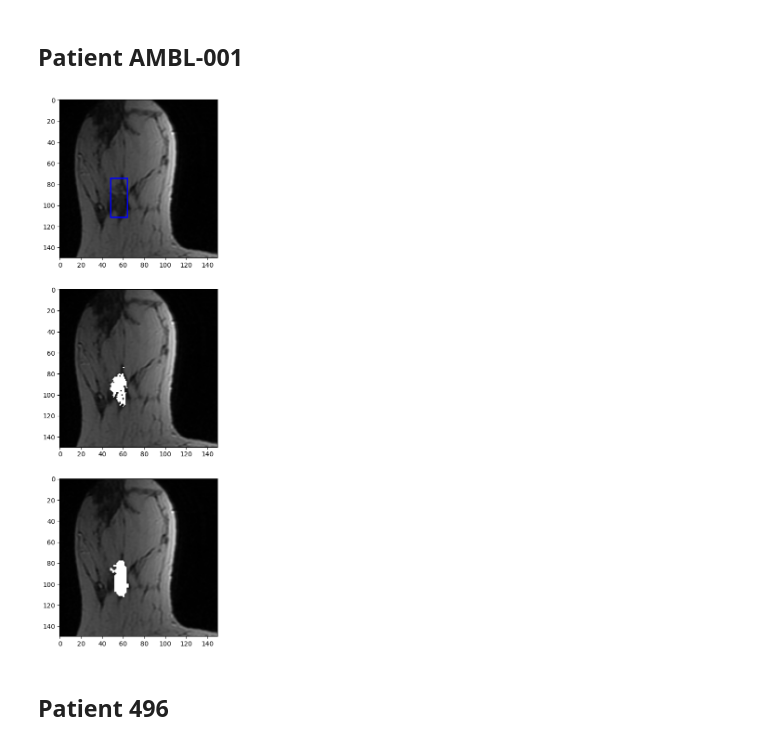
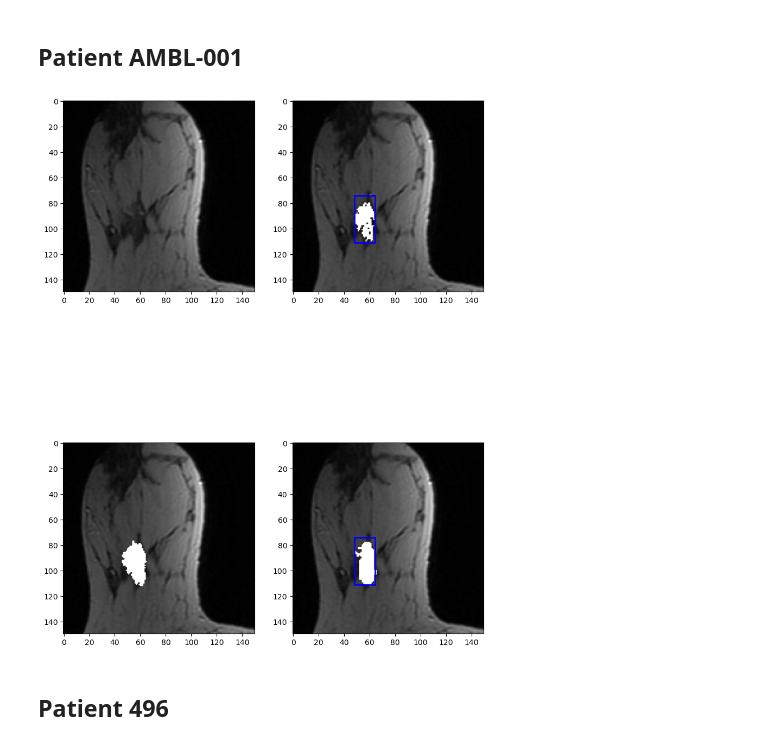
Before and after one commit to bendico765/MRI-Breast, a Jupyter notebook: MedSAM.ipynb, the cells around one changed output. Saved outputs shown, nothing was run; the diff lists cells and outputs as text; code cells hidden in the pictures.

```diff
--- a/MedSAM.ipynb
+++ b/MedSAM.ipynb
@@ -160,6 +158,7 @@ patient_index = 0
 z = 83
 
 v = np.load(df.at[patient_index, "Roi mask Filepath"])
+cleaned_mask_slice = np.load(df.at[patient_index, "Cleaned Roi mask Filepath"])[z]
 img_slice = get_3d_shape(read_dicomdir(df.at[patient_index, "Registered Ax T2 FSE path"]))[z]
 mask_slice = v[z]
 pixel_spacing = df.at[patient_index, "Pixel Spacing"]
@@ -178,29 +177,38 @@ medsam_seg = get_medsam_seg(medsam_model, img_slice, seg_box)
 # %%
 bounding_box = np.array([[
     min(non_zero_indices[:,1]) - 100, # x_0
     min(non_zero_indices[:,0]) - 100, # y_0
     max(non_zero_indices[:,1]) - 100, # x_1
     max(non_zero_indices[:,0]) - 100 # y_1
 ]])
 
-#%% visualize results
-fig, ax = plt.subplots(3, 1, figsize=(10, 15))
-ax[0].imshow(img_slice[100:250, 100:250], cmap=plt.cm.gray)
-show_box(bounding_box[0], ax[0])
+# visualize bounding box
+fig, ax = plt.subplots(2, 2, figsize=(10, 15))
+ax[0,0].imshow(img_slice[100:250, 100:250], cmap=plt.cm.gray)
+#show_box(bounding_box[0], ax[0])
 #ax[0].set_title("Input Image")
 
-ax[1].imshow(img_slice[100:250, 100:250], cmap=plt.cm.gray)
-ax[1].imshow(mask_slice[100:250, 100:250], alpha= (mask_slice[100:250, 100:250] != 0).astype(float), cmap=plt.cm.gray)
+# visualize original segmentation
+ax[0,1].imshow(img_slice[100:250, 100:250], cmap=plt.cm.gray)
+ax[0,1].imshow(mask_slice[100:250, 100:250], alpha= (mask_slice[100:250, 100:250] != 0).astype(float), cmap=plt.cm.gray)
+show_box(bounding_box[0], ax[0,1])
 #ax[1].set_title("Input Image and Bounding Box")
 
-ax[2].imshow(img_slice[100:250, 100:250], cmap=plt.cm.gray)
-show_mask(medsam_seg[100:250, 100:250], ax[2])
+# visualize preprocessed segmentation
+ax[1,0].imshow(img_slice[100:250, 100:250], cmap=plt.cm.gray)
+ax[1,0].imshow(cleaned_mask_slice[100:250, 100:250], alpha= (cleaned_mask_slice[100:250, 100:250] != 0).astype(float), cmap=plt.cm.gray)
+#ax[1].set_title("Input Image and Bounding Box")
+
+# visualize medsam segmentation
+ax[1,1].imshow(img_slice[100:250, 100:250], cmap=plt.cm.gray)
+show_mask(medsam_seg[100:250, 100:250], ax[1,1])
+show_box(bounding_box[0], ax[1,1])
 #ax[2].set_title("MedSAM Segmentation")
 
 #plt.show()
 plt.savefig("/media/bendico765/Crucial X9/MRI Lesions/figures/medsam_overview")
 # %% [output]
-[figure, old version]
+[figure, new version]
 # %% [markdown]
 ## Patient 496
 # %%
```
Also changed, not shown: parts of 2 cells of this notebook, 3 other files.
